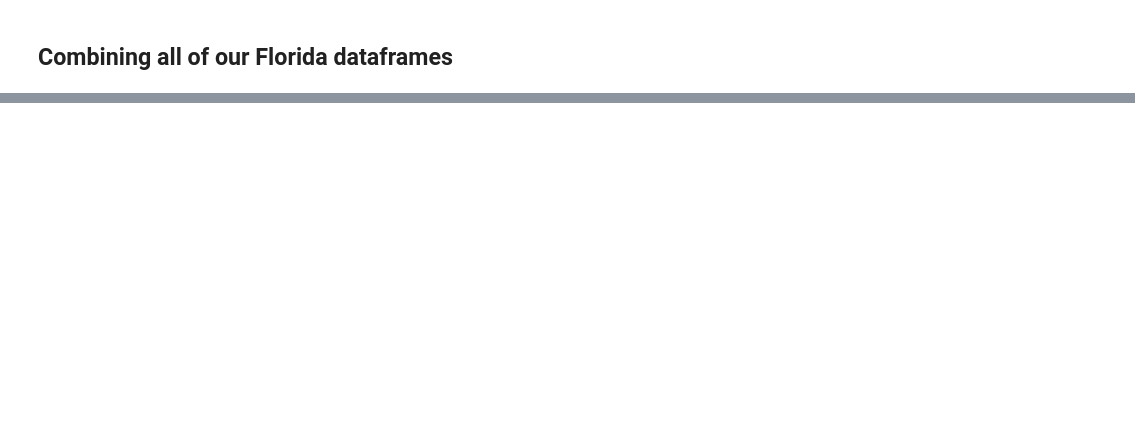
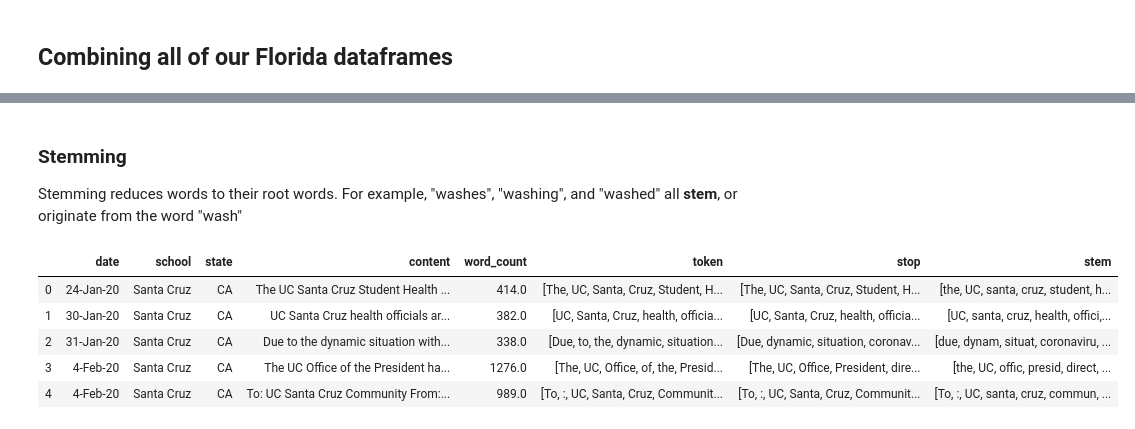
Before and after one commit to hasetia/Data-Science-Sentiment-Analysis-, a Jupyter notebook: Final Report.ipynb, the cells around one changed output, grey strips where cells are left out. Cells and saved outputs as stored; diff of their text form; code cells hidden in the pictures; blank space fills up the shorter version.

Commit message:
Update Final Report.ipynb
Began sentiment analysis on uc schools

```diff
--- a/Final Report.ipynb
+++ b/Final Report.ipynb
@@ -704,0 +578,8 @@ print(df_tx.to_string())
+# %%
+# To fix the lookup error produced by this cell
+nltk.download('punkt')
+
+# Provided code from lecture
+df_ca['token'] = df_ca['content'].apply(word_tokenize)
+
+df_ca.head()
@@ -704,0 +598,10 @@ print(df_tx.to_string())
+# %%
+# To fix the lookup error produced by this cell
+nltk.download('stopwords')
+
+# import stop words
+from nltk.corpus import stopwords
+stop_words = set(stopwords.words('english'))
+
+# look at stop words
+print(stop_words)
@@ -704,0 +613,4 @@ print(df_tx.to_string())
+# %%
+# remove stop words
+df_ca['stop'] = df_ca['token'].apply(lambda x: [item for item in x if item not in stop_words])
+df_ca.head()
@@ -704,0 +624,3 @@ print(df_tx.to_string())
+# %% [markdown]
+### Stemming
+Stemming reduces words to their root words. For example, "washes", "washing", and "washed" all **stem**, or originate from the word "wash"
@@ -704,0 +639,10 @@ print(df_tx.to_string())
+# %%
+df_ca['stem'] = df_ca['stop'].apply(lambda x: [ps.stem(y) for y in x])
+df_ca.head()
+# %% [output]
+|  | date | school | state | content | word_count | token | stop | stem |
+| 0 | 24-Jan-20 | Santa Cruz | CA | The UC Santa Cruz Student Health ... | 414.0 | [The, UC, Santa, Cruz, Student, H... | [The, UC, Santa, Cruz, Student, H... | [the, UC, santa, cruz, student, h... |
+| 1 | 30-Jan-20 | Santa Cruz | CA | UC Santa Cruz health officials ar... | 382.0 | [UC, Santa, Cruz, health, officia... | [UC, Santa, Cruz, health, officia... | [UC, santa, cruz, health, offici,... |
+| 2 | 31-Jan-20 | Santa Cruz | CA | Due to the dynamic situation with... | 338.0 | [Due, to, the, dynamic, situation... | [Due, dynamic, situation, coronav... | [due, dynam, situat, coronaviru, ... |
+| 3 | 4-Feb-20 | Santa Cruz | CA | The UC Office of the President ha... | 1276.0 | [The, UC, Office, of, the, Presid... | [The, UC, Office, President, dire... | [the, UC, offic, presid, direct, ... |
+| 4 | 4-Feb-20 | Santa Cruz | CA | To: UC Santa Cruz Community From:... | 989.0 | [To, :, UC, Santa, Cruz, Communit... | [To, :, UC, Santa, Cruz, Communit... | [To, :, UC, santa, cruz, commun, ... |
```
Also changed, not shown: parts of 44 cells of this notebook.
